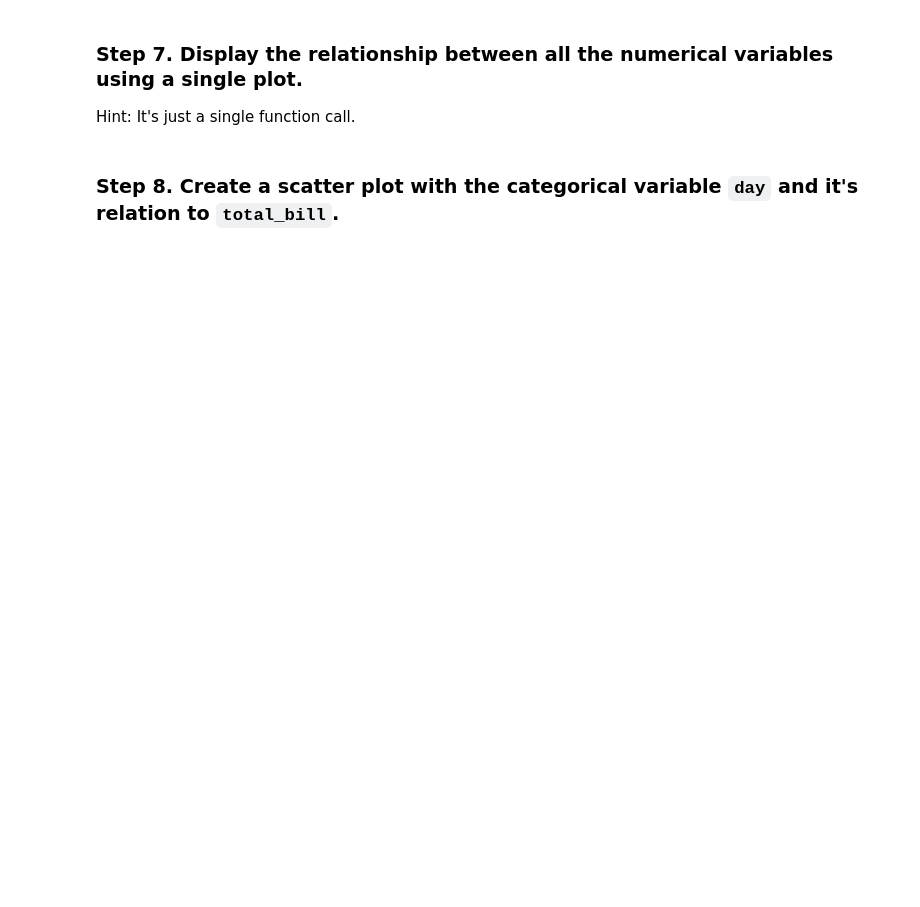
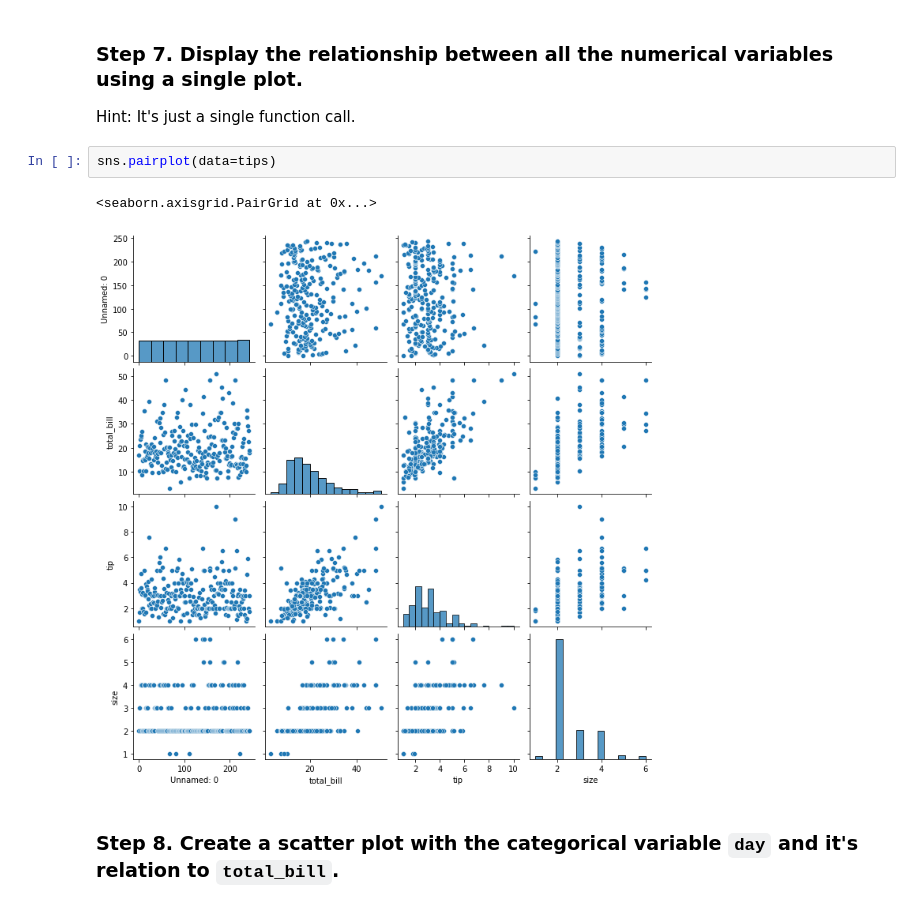
Before and after one commit to StefanMihut/Becode-Course, a Jupyter notebook: content/data_visualization/drills/Tips/Exercises.ipynb, the cells around one changed output. Drawn from its saved outputs; the diff is of its cells as text; blank space fills up the shorter version.

```diff
--- a/content/data_visualization/drills/Tips/Exercises.ipynb
+++ b/content/data_visualization/drills/Tips/Exercises.ipynb
@@ -71,5 +76,10 @@ Hint: It's just a single function call.
 # %% [markdown]
 ### Step 7.  Display the relationship between all the numerical variables using a single plot.
 Hint: It's just a single function call.
+# %%
+sns.pairplot(data=tips)
+# %% [output]
+<seaborn.axisgrid.PairGrid at 0x...>
+[figure, added]
 # %% [markdown]
 ### Step 8. Create a scatter plot with the categorical variable `day` and it's relation to `total_bill`.
```
Also changed, not shown: parts of 7 cells of this notebook.
